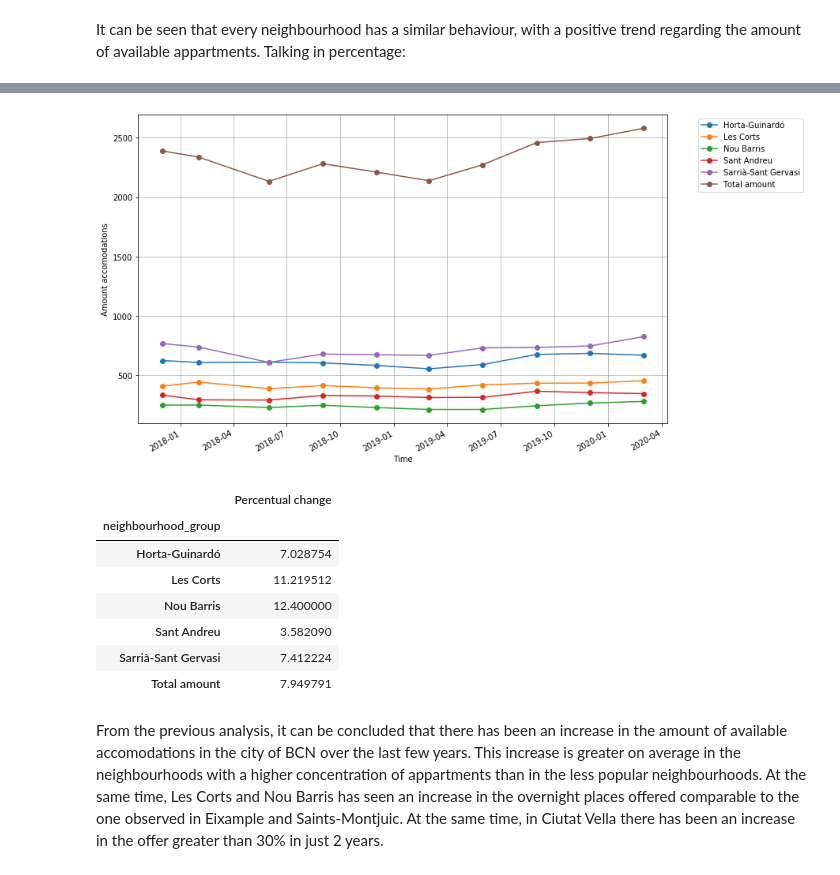
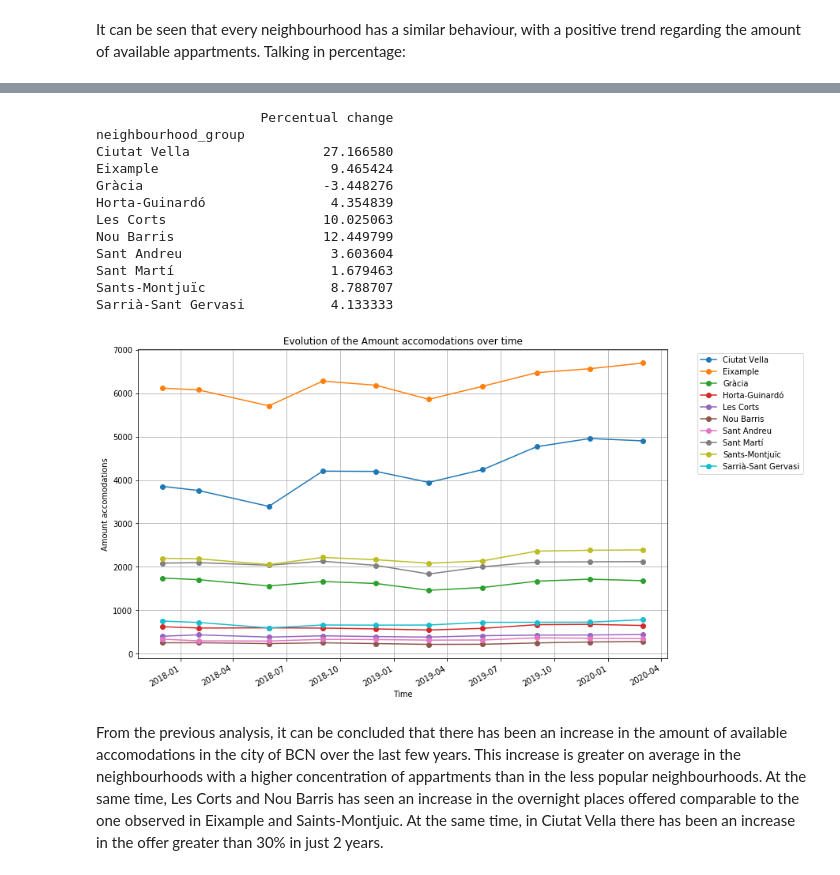
Before and after one commit to pablocosio/bcn_airbnb_data, a Jupyter notebook: analysis_BCN_Airbnb_data.ipynb, the cells around one changed output, grey strips where cells are left out. Cells and saved outputs as stored; diff of their text form; code cells hidden in the pictures.

```diff
--- a/analysis_BCN_Airbnb_data.ipynb
+++ b/analysis_BCN_Airbnb_data.ipynb
@@ -473,7 +432,7 @@ df_q2 = df.copy()
 df_q2 = df_q2[df_q2.minimum_nights < 180]
 # %%
 # Filter price outliers
-df_q1 = df_q1[df_q1.price < 500]
+df_q2 = df_q2[df_q2.price < 500]
 # %%
 # Visualize histograms
 df_q1.hist(figsize = (15, 15), bins = 20);
@@ -517,32 +445,19 @@ It can be seen that every neighbourhood has a similar behaviour, with a positive
-# %%
-# Evolution amount of accomodations over time
-most_accom = order[5:11]
-df_q2_most = df_q2[df_q2.neighbourhood_group.isin(most_accom)]
-df_vis = df_q2_most.groupby(['origin_file', 'neighbourhood_group'])['id'].count().unstack()
-df_vis_2 = df_vis.copy()
-df_vis_2['Total amount'] = df_vis.sum(axis=1)
-
-#fig, ax = plt.subplots(nrows=2, ncols=1, figsize = (12,8))
-#fig.subplots_adjust(hspace =0.5)
-#df_vis.plot(kind ='bar', grid = True, ax=ax[0]);
-#plt.legend(bbox_to_anchor=(1.05, 1), loc='upper left');
-df_vis_2.plot(kind = 'line', grid = True, marker = 'o', figsize = (12,8));
-plt.legend(bbox_to_anchor=(1.05, 1), loc='upper left');
-plt.xlabel('Time')
-plt.ylabel('Amount accomodations');
-# %% [output]
-[figure, removed]
-# %%
-# Percentage increase
-(((df_vis_2.pct_change(periods = 9).dropna().reset_index(drop=True)).T)*100).rename(columns={0: "Percentual change"})
-# %% [output]
-|  | Percentual change |
-| neighbourhood_group |  |
-| Horta-Guinardó | 7.028754 |
-| Les Corts | 11.219512 |
-| Nou Barris | 12.400000 |
-| Sant Andreu | 3.582090 |
-| Sarrià-Sant Gervasi | 7.412224 |
-| Total amount | 7.949791 |
+# %%
+# Evolution amount of accomodations over time
+util.plot_time_series(df_q2, 'neighbourhood_group', 'id','count', 'Amount accomodations')
+# %% [output]
+                     Percentual change
+neighbourhood_group
+Ciutat Vella                 27.166580
+Eixample                      9.465424
+Gràcia                       -3.448276
+Horta-Guinardó                4.354839
+Les Corts                    10.025063
+Nou Barris                   12.449799
+Sant Andreu                   3.603604
+Sant Martí                    1.679463
+Sants-Montjuïc                8.788707
+Sarrià-Sant Gervasi           4.133333
+[figure, added]
 # %% [markdown]
 From the previous analysis, it can be concluded that there has been an increase in the amount of available accomodations in the city of BCN over the last few years. This increase is greater on average in the neighbourhoods with a higher concentration of appartments than in the less popular neighbourhoods. At the same time, Les Corts and Nou Barris has seen an increase in the overnight places offered comparable to the one observed in Eixample and Saints-Montjuic. At the same time, in Ciutat Vella there has been an increase in the offer greater than 30% in just 2 years.
```
Also changed, not shown: parts of 20 cells of this notebook, 3 other files.
